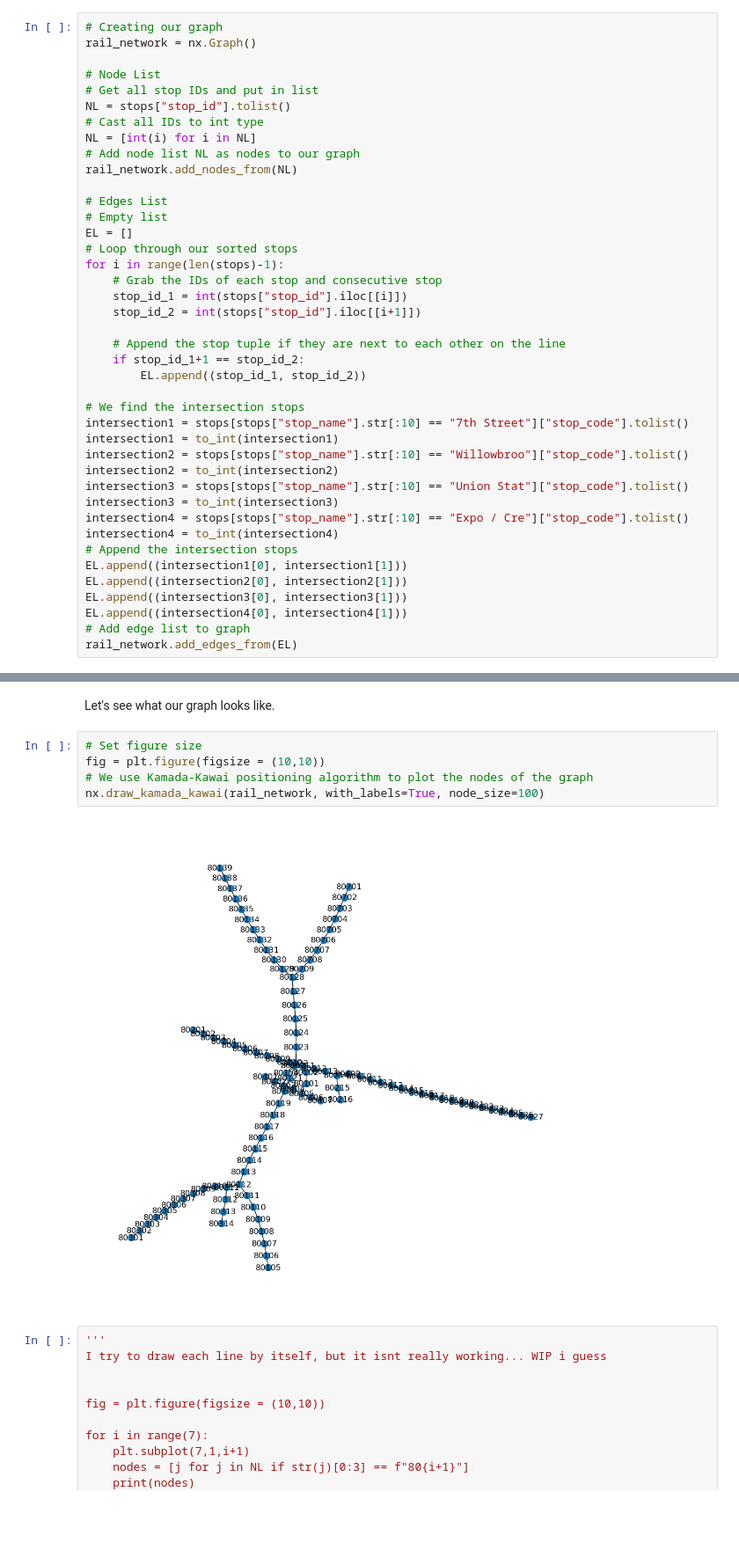
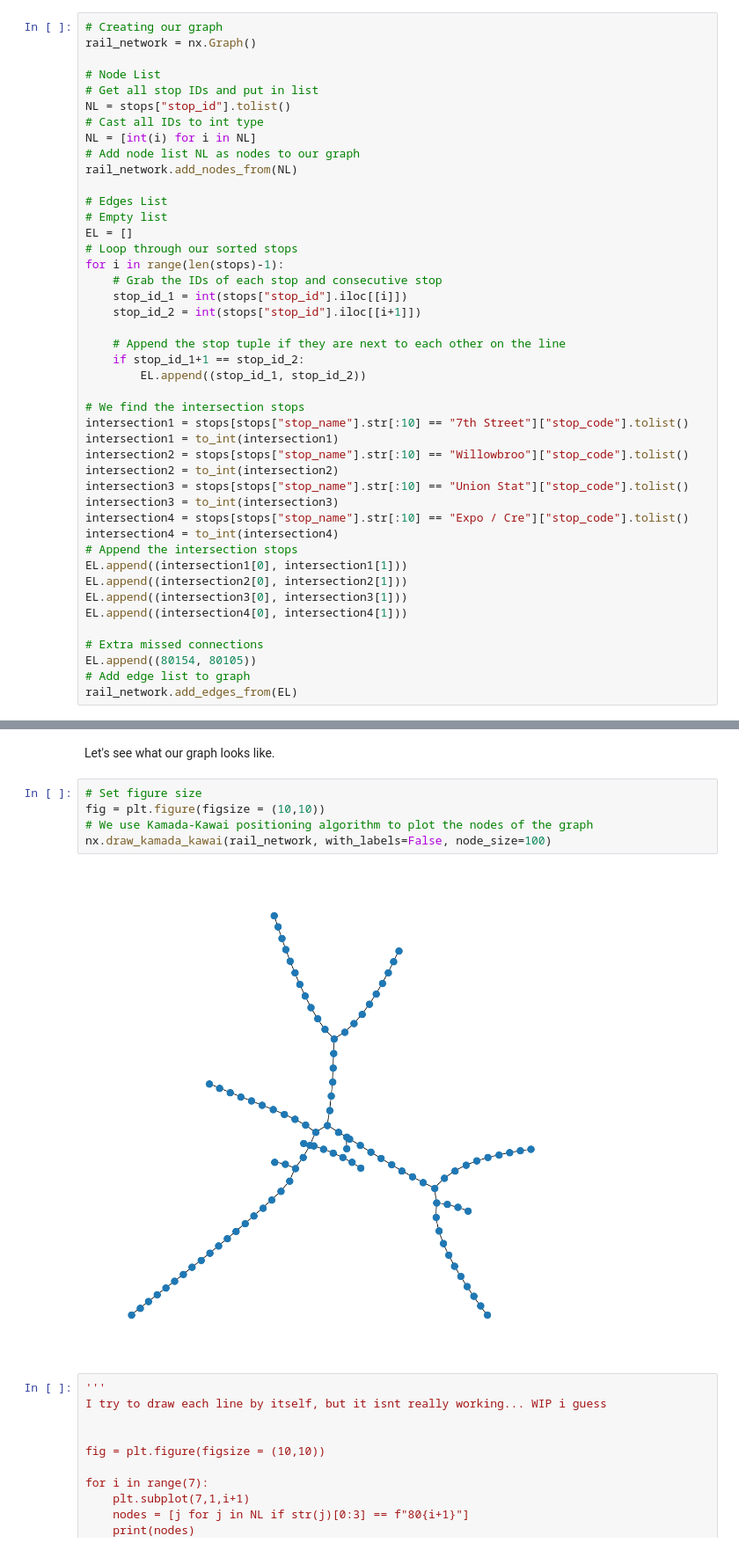
Before and after one commit to sreejeetsreenivasan/PIC16B-Project, a Jupyter notebook: Bowen Testing/TestingNotebook.ipynb, the cells around one changed output, grey strips where cells are left out. Shown: that part at 88% size. Saved outputs shown, nothing was run; the diff lists cells and outputs as text; blank space fills up the shorter version.

```diff
--- a/Bowen Testing/TestingNotebook.ipynb
+++ b/Bowen Testing/TestingNotebook.ipynb
@@ -110,6 +110,9 @@ EL.append((intersection1[0], intersection1[1]))
 EL.append((intersection2[0], intersection2[1]))
 EL.append((intersection3[0], intersection3[1]))
 EL.append((intersection4[0], intersection4[1]))
+
+# Extra missed connections
+EL.append((80154, 80105))
 # Add edge list to graph
 rail_network.add_edges_from(EL)
 # %% [markdown]
@@ -119,10 +122,10 @@ Let's see what our graph looks like.
 # %%
 # Set figure size
 fig = plt.figure(figsize = (10,10))
 # We use Kamada-Kawai positioning algorithm to plot the nodes of the graph
-nx.draw_kamada_kawai(rail_network, with_labels=True, node_size=100)
+nx.draw_kamada_kawai(rail_network, with_labels=False, node_size=100)
 # %% [output]
-[figure, old version]
+[figure, new version]
 # %%
 '''
 I try to draw each line by itself, but it isnt really working... WIP i guess
```
Also changed, not shown: parts of 17 cells of this notebook.
